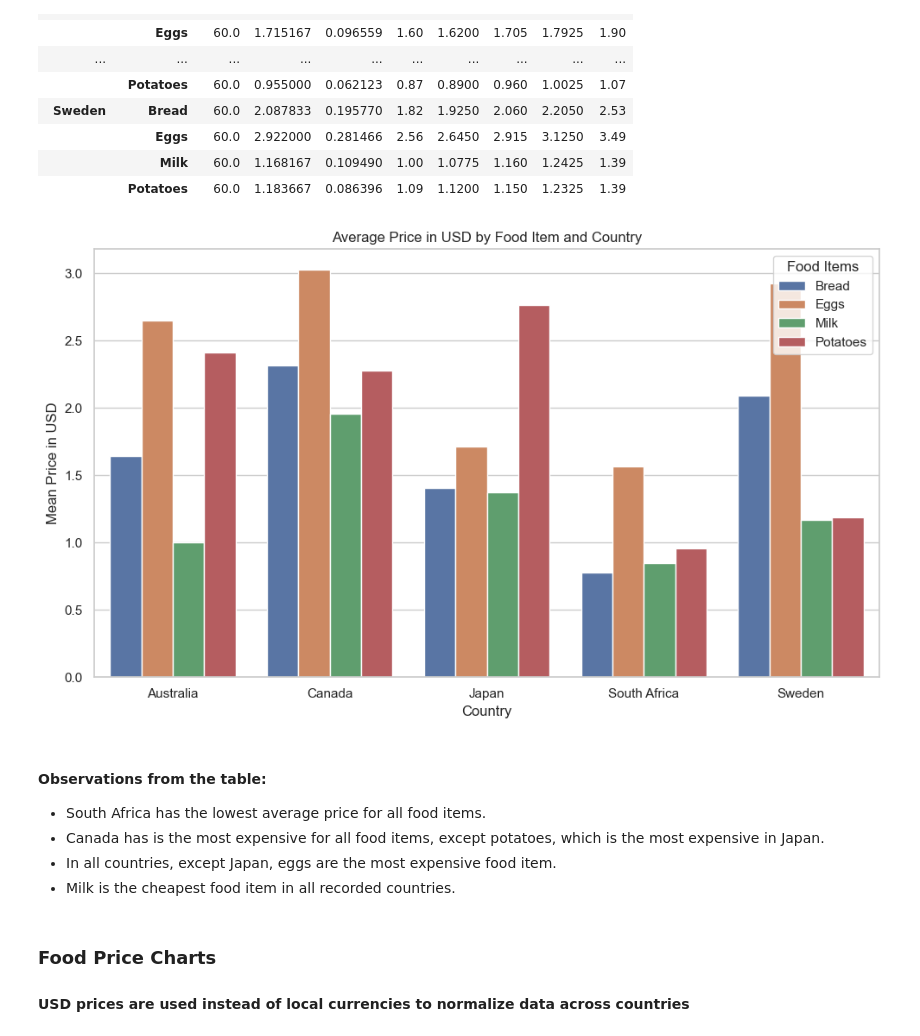
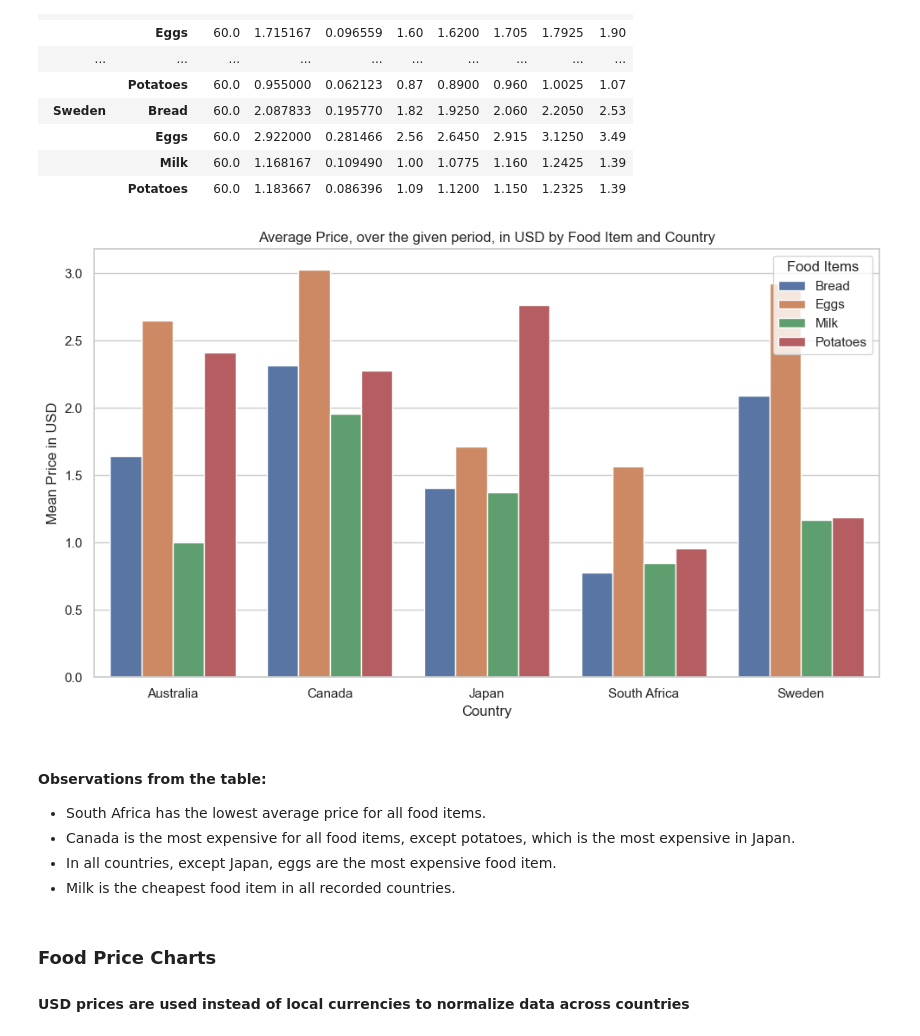
Before and after one commit to Ra20r/MSEC-Bootcamp-2025, a Jupyter notebook: bootcamp_project.ipynb, the cells around one changed output. Drawn from its saved outputs; the diff is of its cells as text; code cells hidden in the pictures.

```diff
--- a/bootcamp_project.ipynb
+++ b/bootcamp_project.ipynb
@@ -135,23 +135,22 @@ country_group['Price in USD'].describe()
 |  | Potatoes | 60.0 | 1.183667 | 0.086396 | 1.09 | 1.1200 | 1.150 | 1.2325 | 1.39 |
 # %%
 country_mean_plot_data = country_group['Price in USD'].mean().reset_index()
-# reset_index() is used since seaborn requires the data to be a column and not index for plotting
 
 plt.figure(figsize=(10, 6))
 sns.barplot(data=country_mean_plot_data, x='Country', y='Price in USD', hue='Food Item')
 
-plt.title('Average Price in USD by Food Item and Country')
+plt.title('Average Price, over the given period, in USD by Food Item and Country')
 plt.ylabel('Mean Price in USD')
 plt.xlabel('Country')
 plt.legend(title='Food Items')
 plt.tight_layout()
 plt.show()
 # %% [output]
-[figure, old version]
+[figure, new version]
 # %% [markdown]
 #### Observations from the table:
 - South Africa has the lowest average price for all food items.
-- Canada has is the most expensive for all food items, except potatoes, which is the most expensive in Japan.
+- Canada is the most expensive for all food items, except potatoes, which is the most expensive in Japan.
 - In all countries, except Japan, eggs are the most expensive food item.
 - Milk is the cheapest food item in all recorded countries.
 # %% [markdown]
```
Also changed, not shown: parts of 12 cells of this notebook.
